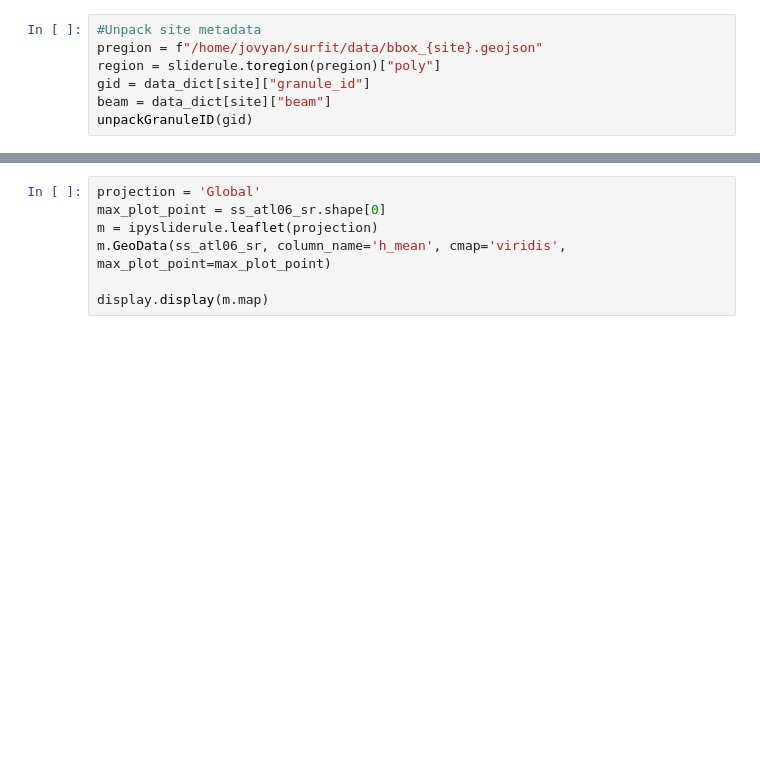
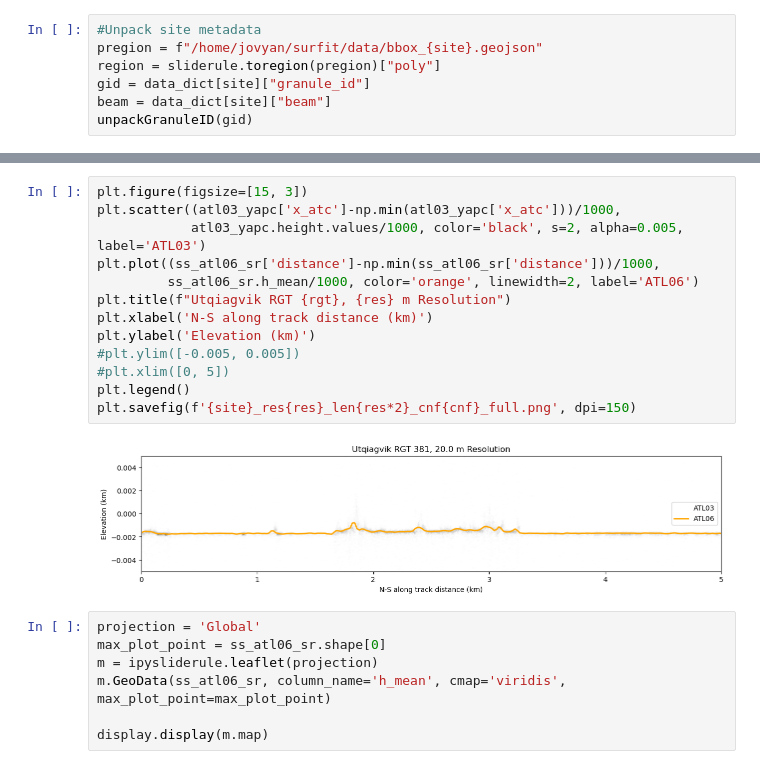
Before and after one commit to ICESAT-2HackWeek/surfit, a Jupyter notebook: contributors/chance/ATL06_Viewer.ipynb, the cells around one changed output, grey strips where cells are left out. Drawn from its saved outputs; the diff is of its cells as text; blank space fills up the shorter version.

```diff
--- a/contributors/chance/ATL06_Viewer.ipynb
+++ b/contributors/chance/ATL06_Viewer.ipynb
@@ -191,3 +171,18 @@ plt.ylim([0, 0.2])
+# %%
+plt.figure(figsize=[15, 3])
+plt.scatter((atl03_yapc['x_atc']-np.min(atl03_yapc['x_atc']))/1000,
+            atl03_yapc.height.values/1000, color='black', s=2, alpha=0.005, label='ATL03')
+plt.plot((ss_atl06_sr['distance']-np.min(ss_atl06_sr['distance']))/1000,
+         ss_atl06_sr.h_mean/1000, color='orange', linewidth=2, label='ATL06')
+plt.title(f"Utqiagvik RGT {rgt}, {res} m Resolution")
+plt.xlabel('N-S along track distance (km)')
+plt.ylabel('Elevation (km)')
+#plt.ylim([-0.005, 0.005])
+#plt.xlim([0, 5])
+plt.legend()
+plt.savefig(f'{site}_res{res}_len{res*2}_cnf{cnf}_full.png', dpi=150)
+# %% [output]
+[figure, added]
 # %%
 projection = 'Global'
 max_plot_point = ss_atl06_sr.shape[0]
```
Also changed, not shown: parts of 14 cells of this notebook.
